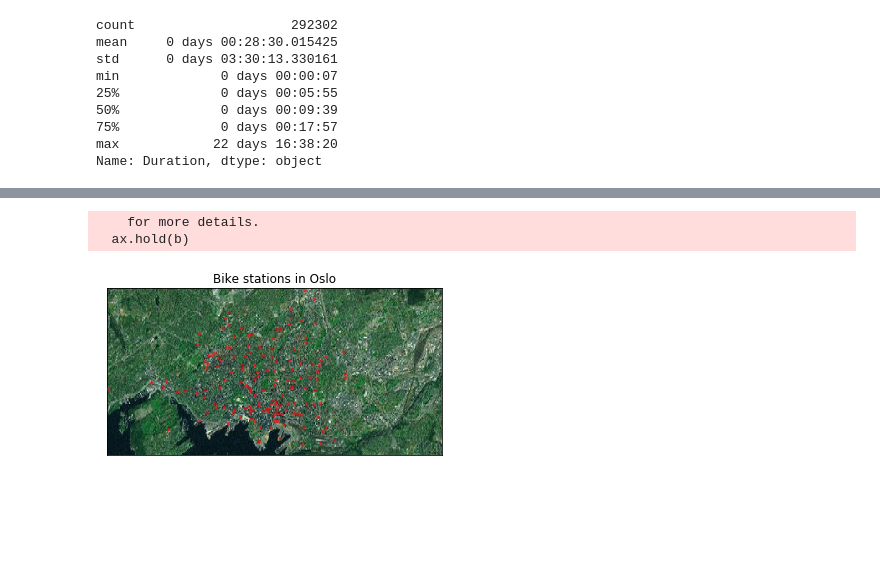
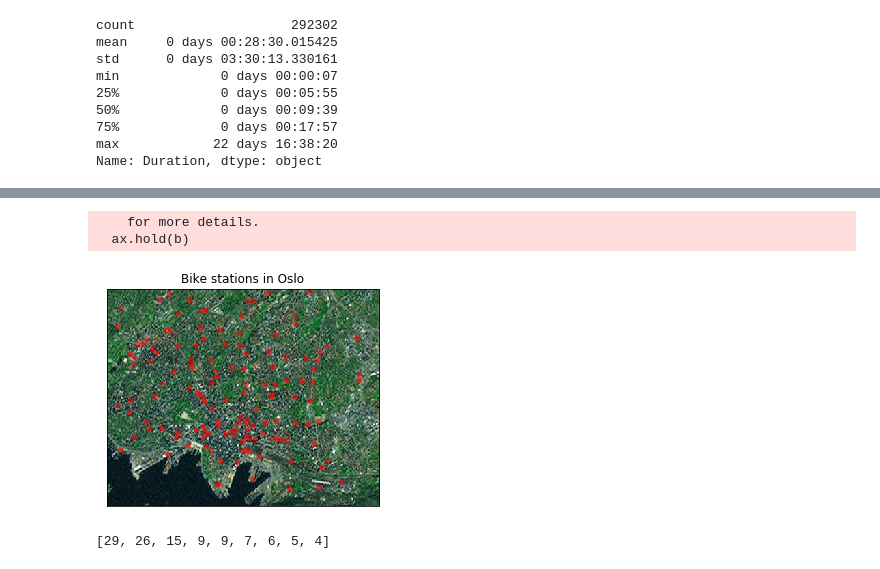
Before and after one commit to jonnor/bike-sharing-oslo, a Jupyter notebook: Oslo.ipynb, the cells around one changed output, grey strips where cells are left out. Saved outputs shown, nothing was run; the diff lists cells and outputs as text; code cells hidden in the pictures; blank space fills up the shorter version.

```diff
--- a/Oslo.ipynb
+++ b/Oslo.ipynb
@@ -285,28 +330,64 @@ len(trips['End station'].unique())
 # %%
 from mpl_toolkits.basemap import Basemap
 import numpy as np
 import matplotlib.pyplot as plt
 
-# http://spatialreference.org/ref/epsg/27393/
-epsg=27393 # Oslo III
-epsg=3857 # Implies some Mercator projection, need to set upper/lower corners and lat_ts
+def create_map():
 
-m = Basemap(resolution='l', epsg=epsg,
-            llcrnrlon=10.65, urcrnrlon=10.85, llcrnrlat=59.90, urcrnrlat=59.95,
-            lat_ts=59.93)
+    # http://spatialreference.org/ref/epsg/27393/
+    epsg=27393 # Oslo III
+    epsg=3857 # Implies some Mercator projection, need to set upper/lower corners and lat_ts
 
-m.arcgisimage()
-ax = plt.gca()
+    m = Basemap(resolution='l', epsg=epsg,
+                llcrnrlon=10.70, urcrnrlon=10.80, llcrnrlat=59.90, urcrnrlat=59.94,
+                lat_ts=59.93)
 
+    m.arcgisimage()
+    return m
+
+station_map = create_map()
 # TODO: calculate mapbounds from station info / trips present in dataset
 for station in stations['stations']:
     center = station['center']
     lon, lat = center['longitude'], center['latitude']
-    poly = m.tissot(lon,lat,0.0005,64,facecolor='red',zorder=10,alpha=0.6)
+    poly = station_map.tissot(lon,lat,0.0005,64,facecolor='red',zorder=10,alpha=0.6)
 
+ax = plt.gca()
 plt.title("Bike stations in Oslo")
 plt.show()
 # %% [output]
     for more details.
   ax.hold(b)
-[figure, old version]
+[figure, new version]
+# %%
+# How are stations connected? Clustering
+period = trips['2016-06-03':'2016-07-03']
+outbound = pandas.crosstab(period['Start station'], period['End station'])
+inbound = pandas.crosstab(period['End station'], period['Start station'])
+
+inbound[:4]
+outbound[:4]
+
+# Create affinity matrix
+connectivity = inbound + outbound
+np.fill_diagonal(connectivity.values, 0)
+connectivity[:4]
+
+# Perform clustering
+from sklearn.cluster import SpectralClustering
+n_clusters = 9
+cluster = SpectralClustering(n_clusters=n_clusters, affinity='precomputed')
+labels = cluster.fit_predict(connectivity)
+labels
+
+# Map back to station IDs
+station_clusters = [ [] for n in range(0, n_clusters) ]
+for idx, label in enumerate(labels):
+    station = connectivity.columns[idx]
+    #print(idx, station, label)
+    station_clusters[label].append(station)
+
+station_clusters = sorted(station_clusters, key=len, reverse=True)
+[ len(c) for c in station_clusters ]
+# %% [output]
+[29, 26, 15, 9, 9, 7, 6, 5, 4]
```
Also changed, not shown: parts of 17 cells of this notebook, 1 other file.
